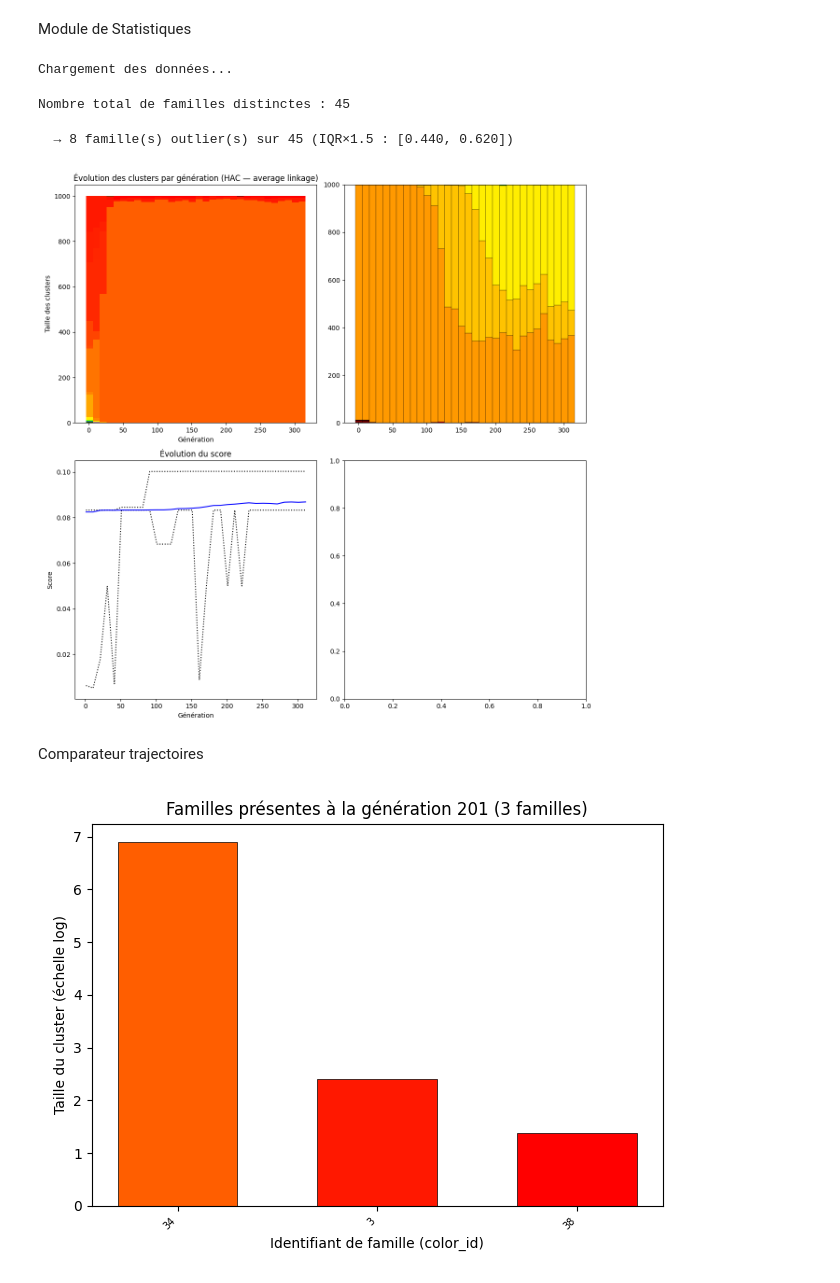
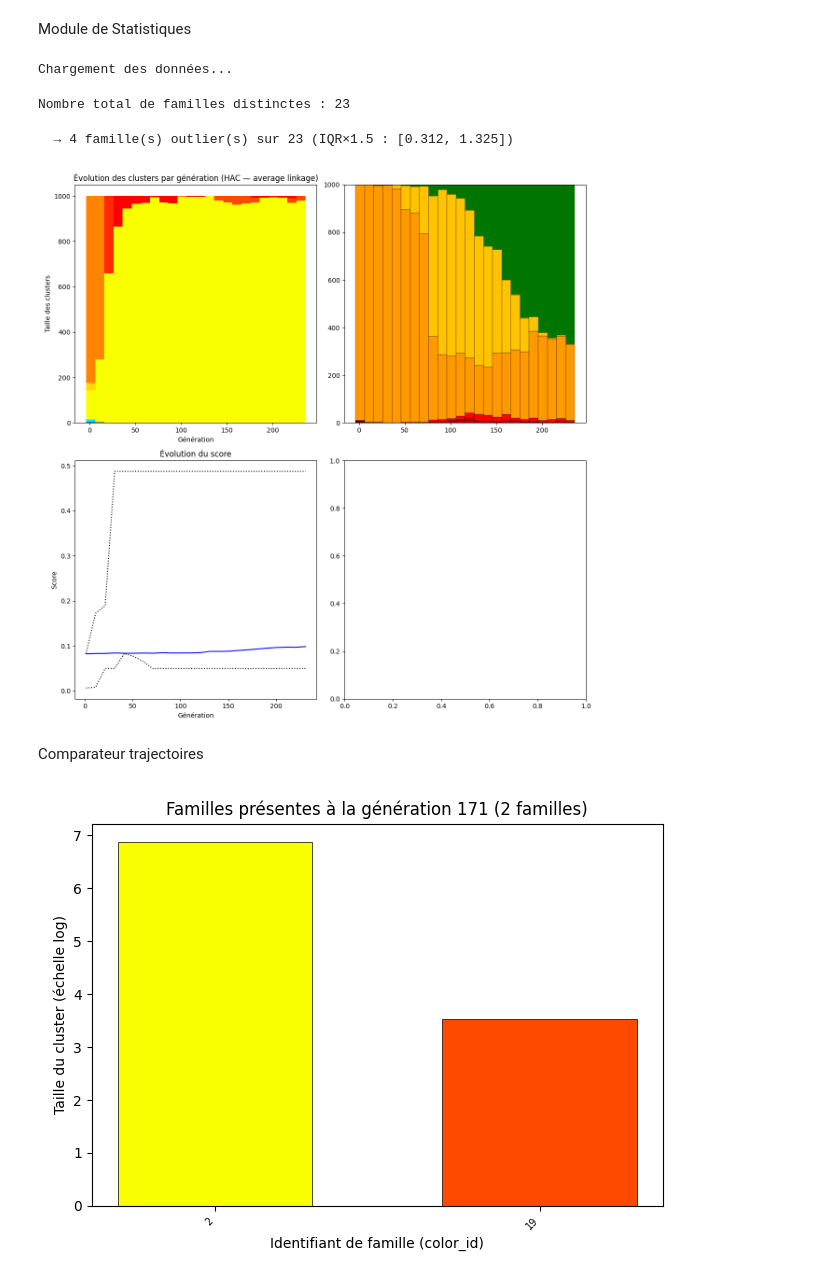
Before and after one commit to ooooMaXoooo/TIPE, a Jupyter notebook: SimuApp/simulation_data/stats_ntb.ipynb, the cells around one changed output. Saved outputs shown, nothing was run; the diff lists cells and outputs as text; code cells hidden in the pictures.

```diff
--- a/SimuApp/simulation_data/stats_ntb.ipynb
+++ b/SimuApp/simulation_data/stats_ntb.ipynb
@@ -6,15 +6,15 @@ Module de Statistiques
 import stats as stats
 import matplotlib.pyplot as plt
 
-dossier = "simu_07_06_2026_16_24_29"
+dossier = "simu_07_06_2026_15_43_01"
 start_gen = 1
-end_gen = 311
+end_gen = 231
 gen_step = 10
 
 nbRows = 2
 nbCols = 2
 
-dissimilarity_threshold = 50
+dissimilarity_threshold = 100
 
 
 use_stats_palette = True
@@ -23,8 +23,8 @@ stats.dissimilarity_threshold = dissimilarity_threshold
 (selected_gens, ClustersSizes, positions_dict, color_maps, AllClusters, palette_dict) = stats.chargeData_histo_clusters(dossier, start_gen, end_gen, gen_step)
 # %% [output]
 Chargement des données...
-Nombre total de familles distinctes : 45
+Nombre total de familles distinctes : 23
-  → 8 famille(s) outlier(s) sur 45 (IQR×1.5 : [0.440, 0.620])
+  → 4 famille(s) outlier(s) sur 23 (IQR×1.5 : [0.312, 1.325])
 # %%
 fig, ((ax1, ax2),(ax3, ax4)) = plt.subplots(nbRows, nbCols, figsize=(6 * nbCols, 6 * nbRows))
 
@@ -36,34 +36,33 @@ stats.affiche_histo_clusters(fig, ax1, gen_step, selected_gens, ClustersSizes, p
 stats.plotKindsCount(fig, ax2, dossier, end_gen, start_gen, gen_step)
 stats.plotScores(fig, ax3, dossier, end_gen, start_gen, gen_step)
 # %% [output]
-[figure, old version]
+[figure, new version]
 # %% [markdown]
 Comparateur trajectoires
 # %%
 import simu_ind
 
-k = 2
-gen_to_inspect = 1 + 100 * k  # génération que tu veux inspecter
+gen_to_inspect = 171  # génération que tu veux inspecter
 
 
 
 
 # Trouver l'index de cette génération dans selected_gens
 
 fig_cols, ax_cols = plt.subplots()
 
 color_ids = simu_ind.plot_generation_families(
     fig_cols, ax_cols,
     dossier       = dossier,
     gen_number    = gen_to_inspect,
     selected_gens = selected_gens,
     AllClusters   = AllClusters,
     color_maps    = color_maps,
     palette_dict  = palette_dict,
     positions_dict = positions_dict,
 )
 # %% [output]
-[figure, old version]
+[figure, new version]
 # %%
 
 
```
Also changed, not shown: parts of 1 cell of this notebook, 8 other files.
